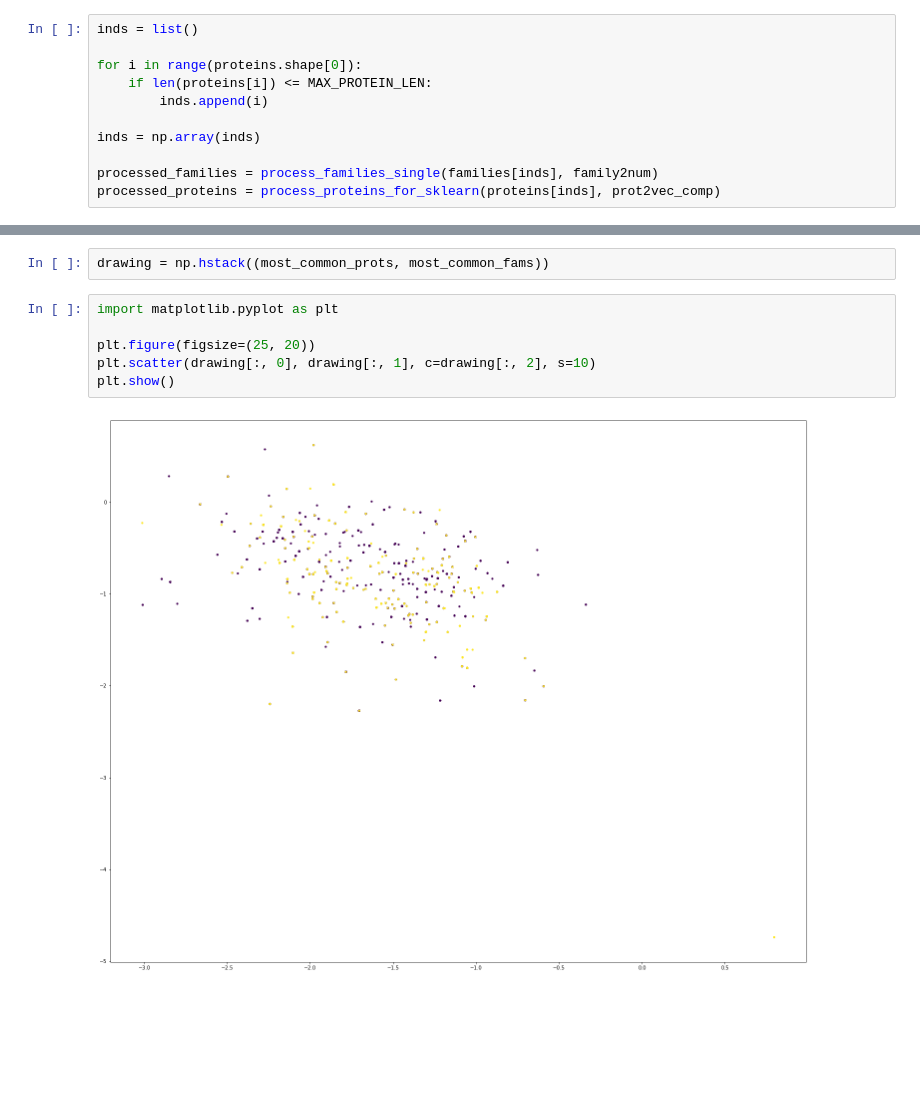
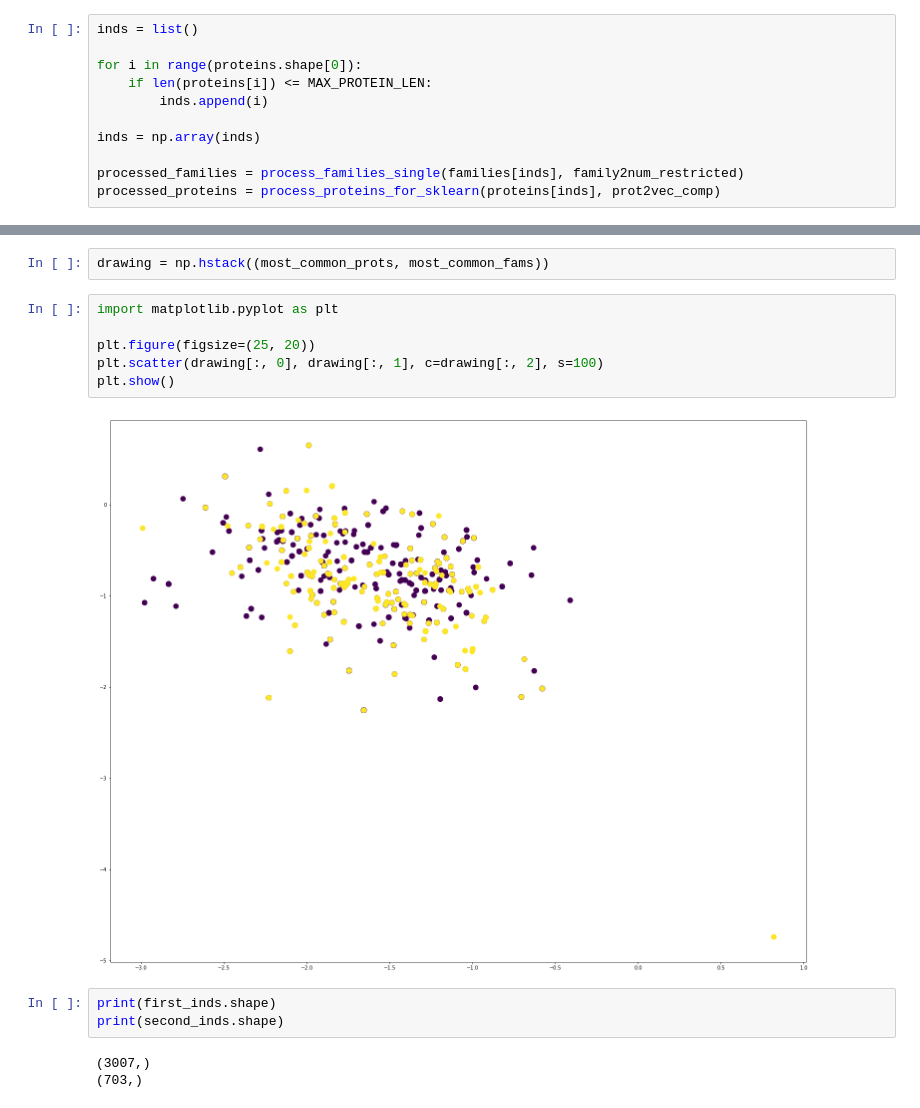
Before and after one commit to Rauf-Kurbanov/au_dl_course, a Jupyter notebook: seminar_6/homework.ipynb, the cells around one changed output, grey strips where cells are left out. Saved outputs shown, nothing was run; the diff lists cells and outputs as text; blank space fills up the shorter version.

```diff
--- a/seminar_6/homework.ipynb
+++ b/seminar_6/homework.ipynb
@@ -421,7 +421,7 @@ for i in range(proteins.shape[0]):
 
 inds = np.array(inds)
 
-processed_families = process_families_single(families[inds], family2num)
+processed_families = process_families_single(families[inds], family2num_restricted)
 processed_proteins = process_proteins_for_sklearn(proteins[inds], prot2vec_comp)
 # %%
 first_inds = np.where(processed_families == 0)[0]
@@ -434,8 +434,14 @@ drawing = np.hstack((most_common_prots, most_common_fams))
 # %%
 import matplotlib.pyplot as plt
 
 plt.figure(figsize=(25, 20))
-plt.scatter(drawing[:, 0], drawing[:, 1], c=drawing[:, 2], s=10)
+plt.scatter(drawing[:, 0], drawing[:, 1], c=drawing[:, 2], s=100)
 plt.show()
 # %% [output]
-[figure, old version]
+[figure, new version]
+# %%
+print(first_inds.shape)
+print(second_inds.shape)
+# %% [output]
+(3007,)
+(703,)
```
